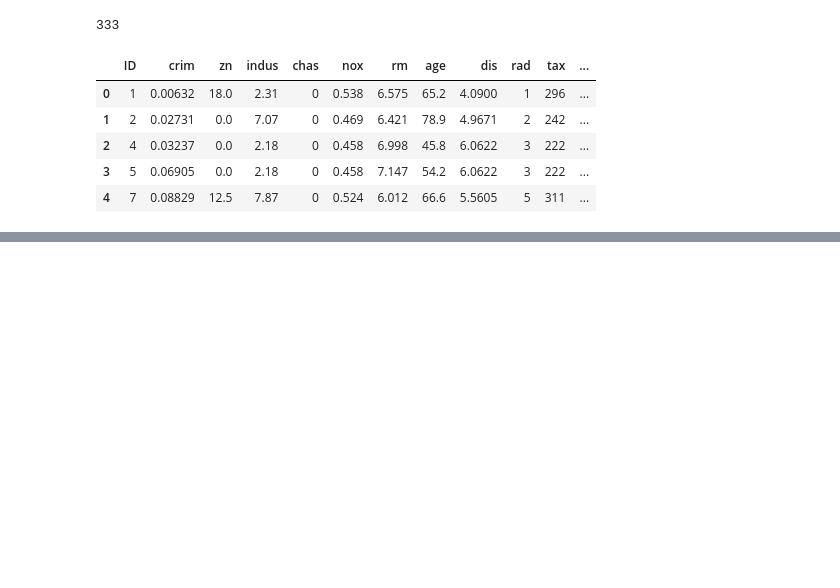
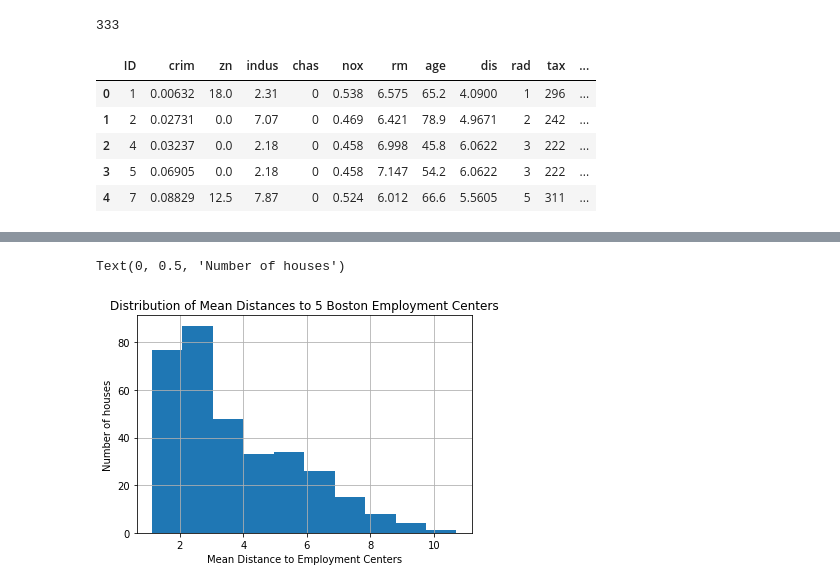
Before and after one commit to TimMango/dsc-project-eda-with-pandas-dc-ds-career-042219, a Jupyter notebook: index.ipynb, the cells around one changed output, grey strips where cells are left out. Saved outputs shown, nothing was run; the diff lists cells and outputs as text; code cells hidden in the pictures; blank space fills up the shorter version.

```diff
--- a/index.ipynb
+++ b/index.ipynb
@@ -101,0 +104,8 @@ pd.plotting.scatter_matrix(df, figsize=(10,10));
+# %%
+df.dis.hist()
+plt.title('Distribution of Mean Distances to 5 Boston Employment Centers')
+plt.xlabel('Mean Distance to Employment Centers')
+plt.ylabel('Number of houses')
+# %% [output]
+Text(0, 0.5, 'Number of houses')
+[figure, added]
```
Also changed, not shown: parts of 1 cell of this notebook.
